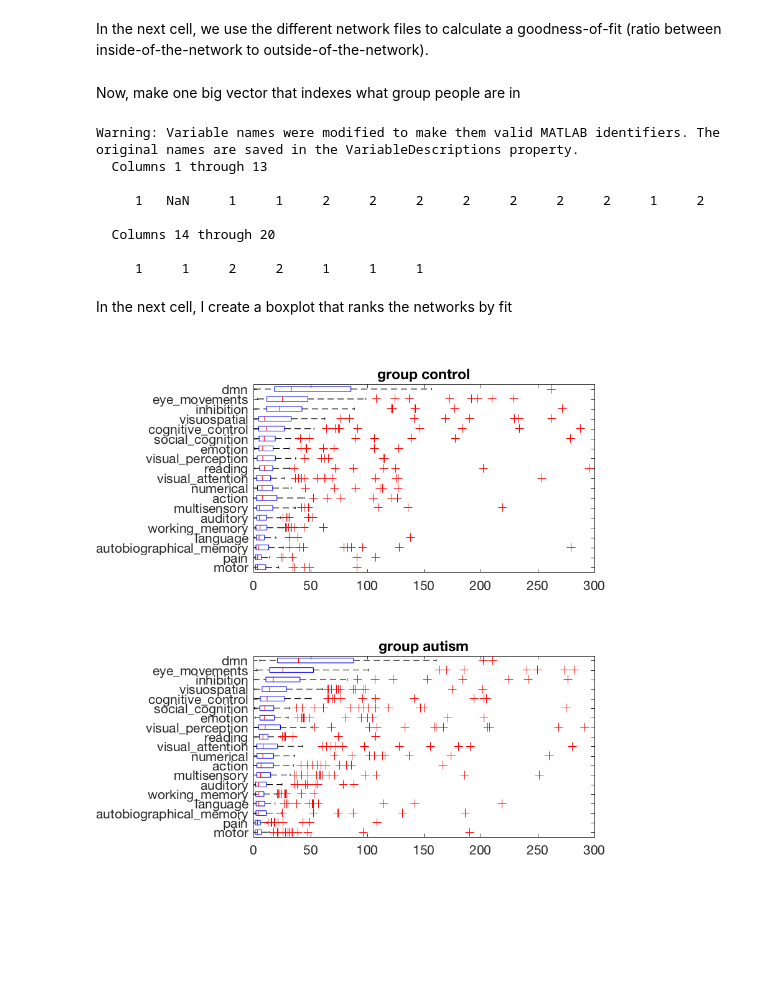
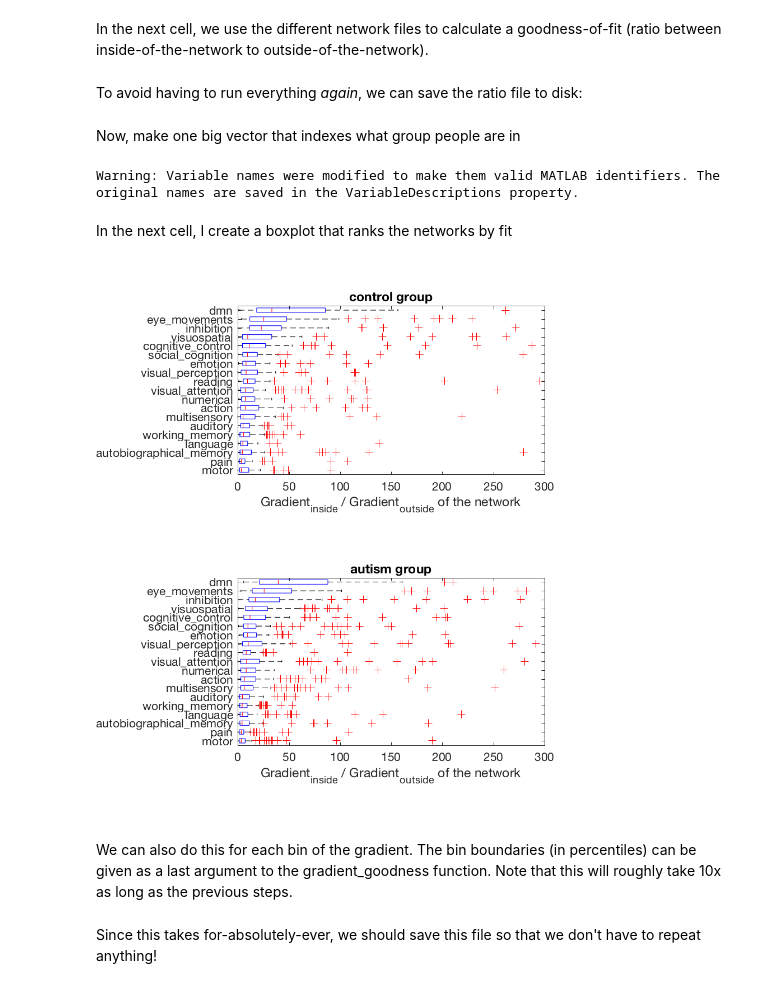
Before and after one commit to autism-research-centre/Autism-Gradients, a Jupyter notebook: 6a-gradient-network-fit.ipynb, the cells around one changed output. Cells and saved outputs as stored; diff of their text form; code cells hidden in the pictures; blank space fills up the shorter version.

Commit message:
Some minor changes to the gradient goodness script

```diff
--- a/6a-gradient-network-fit.ipynb
+++ b/6a-gradient-network-fit.ipynb
@@ -58,3 +53,5 @@ for inetwork = 1:numel(network_files)
         [ratio(inetwork, i)] = MatlabFuncs.gradient_goodness(gradient_file, network_file, mask_file);
     end
 end
+# %% [markdown]
+To avoid having to run everything _again_, we can save the ratio file to disk:
@@ -70,36 +69,30 @@ for i = 1:numel(transformfiles)
         group(i) = NaN;
     end
 end
-disp(group(1:20))
 # %% [output]
 Warning: Variable names were modified to make them valid MATLAB identifiers. The original names are saved in the VariableDescriptions property.
-  Columns 1 through 13
-
-     1   NaN     1     1     2     2     2     2     2     2     2     1     2
-
-  Columns 14 through 20
-
-     1     1     2     2     1     1     1
 # %% [markdown]
 In the next cell, I create a boxplot that ranks the networks by fit
 # %%
-%plot inline -s 900,900
+%plot inline -s 900,1000
 network_files = dir(fullfile(pwd, 'ROIs_mask', '*FDR_0.01.nii*'));
 [~, sortorder] = sort(median(ratio, 2));
 figure;
 labels = {network_files(:).name};
 for i = 1:numel(labels)
     labels{i} = labels{i}(1:end-23);
 end
 
 grouplabels = {'control', 'autism'};
 for igroup = 1:2
     subplot(2, 1, igroup);
     boxplot((ratio(sortorder, group==igroup)'), 'orientation', 'horizontal', 'Label', labels(sortorder));
     xlim([0, 300]);
-    xlabel()
-    title(['group ', grouplabels{igroup}]);
+    xlabel('Gradient_i_n_s_i_d_e / Gradient_o_u_t_s_i_d_e of the network');
+    title([grouplabels{igroup}, ' group']);
 end
 % MatlabFuncs.xticklabel_rotate([1:inetwork],90,{network_files(:).name},'interpreter','none')
 # %% [output]
-[figure, old version]
+[figure, new version]
+# %% [markdown]
+We can also do this for each bin of the gradient. The bin boundaries (in percentiles) can be given as a last argument to the gradient_goodness function. Note that this will roughly take 10x as long as the previous steps.
@@ -105,0 +129,2 @@ end
+# %% [markdown]
+Since this takes for-absolutely-ever, we should save this file so that we don't have to repeat anything!
```
Also changed, not shown: parts of 10 cells of this notebook, 1 other file.
